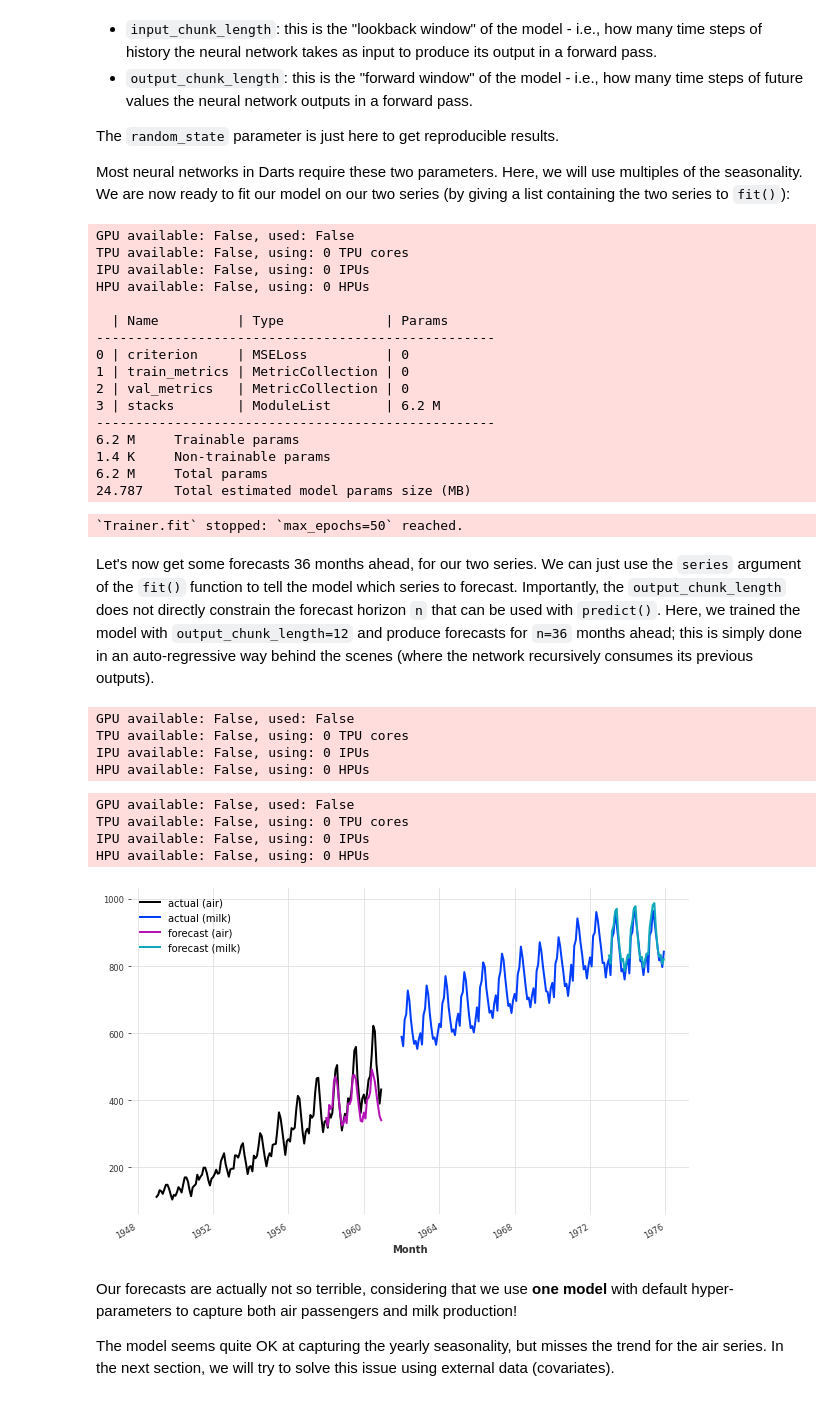
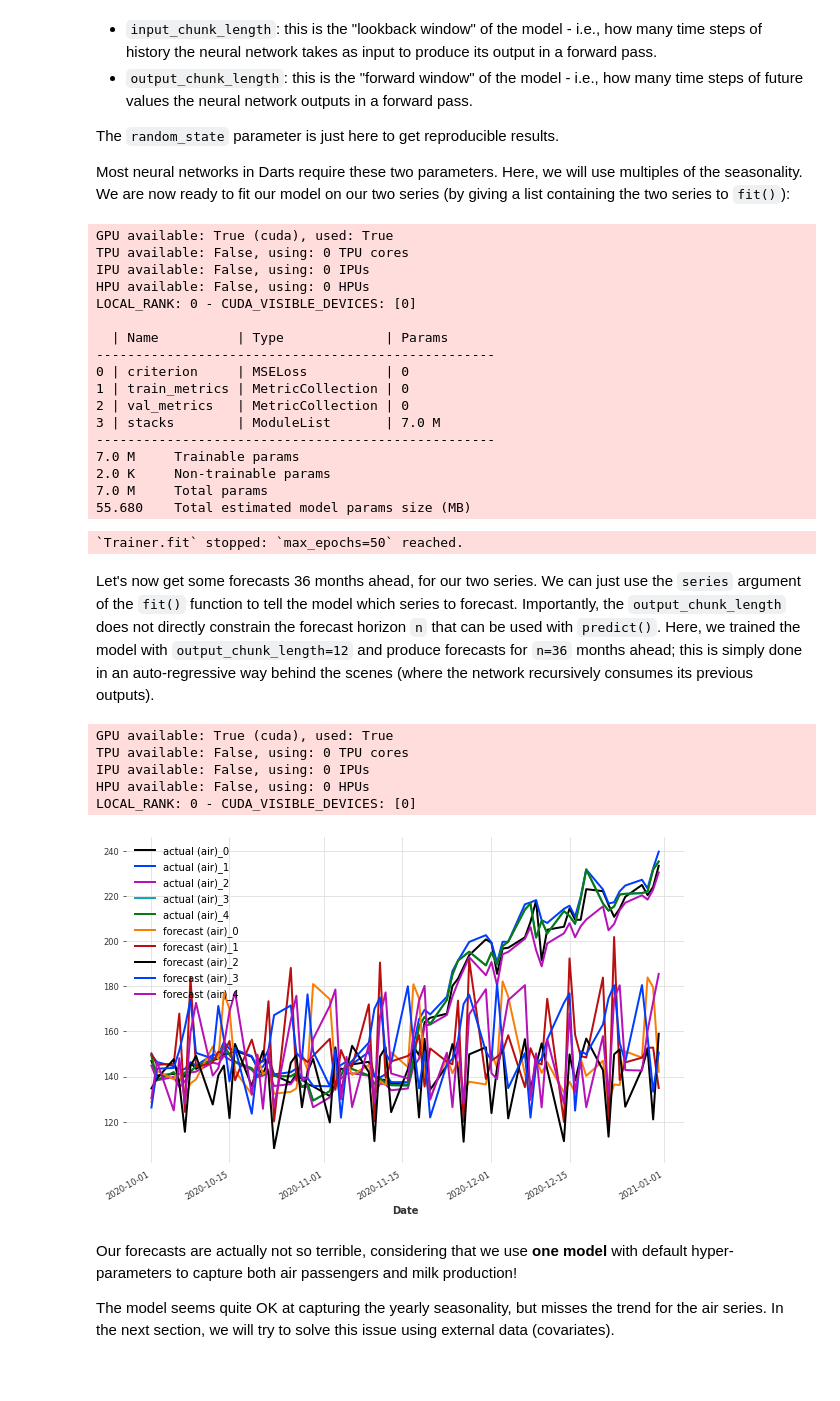
Before and after one commit to GregorySchwing/darts, a Jupyter notebook: examples/00-quickstart.ipynb, the cells around one changed output. Saved outputs shown, nothing was run; the diff lists cells and outputs as text; code cells hidden in the pictures; blank space fills up the shorter version.

```diff
--- a/examples/00-quickstart.ipynb
+++ b/examples/00-quickstart.ipynb
@@ -338,10 +306,0 @@ for theta in thetas:
-# %%
-best_theta_model = Theta(best_theta)
-best_theta_model.fit(train)
-pred_best_theta = best_theta_model.predict(len(val))
-
-print(
-    "The MAPE is: {:.2f}, with theta = {}.".format(
-        mape(val, pred_best_theta), best_theta
-    )
-)
@@ -485,8 +359,7 @@ First, let's scale these two series between 0 and 1, as that will benefit most M
 from darts.dataprocessing.transformers import Scaler
 
 scaler = Scaler()
-train_air_scaled, train_milk_scaled = scaler.fit_transform([train_air, train_milk])
+train_scaled = scaler.fit_transform(train)
 
-train_air_scaled.plot()
-train_milk_scaled.plot()
+train_scaled.plot()
 # %% [output]
@@ -506,51 +379,49 @@ Most neural networks in Darts require these two parameters. Here, we will use mu
 # %%
 from darts.models import NBEATSModel
 
-model = NBEATSModel(input_chunk_length=24, output_chunk_length=12, random_state=42)
+model = NBEATSModel(input_chunk_length=24, output_chunk_length=12, random_state=42, pl_trainer_kwargs={
+      "accelerator": "gpu",
+      "devices": [0]
+    },)
 
-model.fit([train_air_scaled, train_milk_scaled], epochs=50, verbose=True);
+model.fit(train_scaled, epochs=50, verbose=True);
 # %% [output]
-GPU available: False, used: False
+GPU available: True (cuda), used: True
 TPU available: False, using: 0 TPU cores
 IPU available: False, using: 0 IPUs
 HPU available: False, using: 0 HPUs
+LOCAL_RANK: 0 - CUDA_VISIBLE_DEVICES: [0]
 
   | Name          | Type             | Params
 ---------------------------------------------------
 0 | criterion     | MSELoss          | 0
 1 | train_metrics | MetricCollection | 0
 2 | val_metrics   | MetricCollection | 0
-3 | stacks        | ModuleList       | 6.2 M
+3 | stacks        | ModuleList       | 7.0 M
 ---------------------------------------------------
-6.2 M     Trainable params
-1.4 K     Non-trainable params
-6.2 M     Total params
-24.787    Total estimated model params size (MB)
+7.0 M     Trainable params
+2.0 K     Non-trainable params
+7.0 M     Total params
+55.680    Total estimated model params size (MB)
 `Trainer.fit` stopped: `max_epochs=50` reached.
 # %% [markdown]
 Let's now get some forecasts 36 months ahead, for our two series. We can just use the `series` argument of the `fit()` function to tell the model which series to forecast. Importantly, the `output_chunk_length` does not directly constrain the forecast horizon `n` that can be used with `predict()`. Here, we trained the model with `output_chunk_length=12` and produce forecasts for `n=36` months ahead; this is simply done in an auto-regressive way behind the scenes (where the network recursively consumes its previous outputs).
 # %%
-pred_air = model.predict(series=train_air_scaled, n=36)
-pred_milk = model.predict(series=train_milk_scaled, n=36)
+pred_scaled = model.predict(series=train_scaled, n=len(val))
 
 # scale back:
-pred_air, pred_milk = scaler.inverse_transform([pred_air, pred_milk])
+pred = scaler.inverse_transform(pred_scaled)
 
 plt.figure(figsize=(10, 6))
-series_air.plot(label="actual (air)")
-series_milk.plot(label="actual (milk)")
-pred_air.plot(label="forecast (air)")
-pred_milk.plot(label="forecast (milk)")
+val.plot(label="actual (air)")
+pred.plot(label="forecast (air)")
 # %% [output]
-GPU available: False, used: False
+GPU available: True (cuda), used: True
 TPU available: False, using: 0 TPU cores
 IPU available: False, using: 0 IPUs
 HPU available: False, using: 0 HPUs
+LOCAL_RANK: 0 - CUDA_VISIBLE_DEVICES: [0]
-GPU available: False, used: False
-TPU available: False, using: 0 TPU cores
-IPU available: False, using: 0 IPUs
-HPU available: False, using: 0 HPUs
-[figure, old version]
+[figure, new version]
 # %% [markdown]
 Our forecasts are actually not so terrible, considering that we use **one model** with default hyper-parameters to capture both air passengers and milk production!
 
```
Also changed, not shown: parts of 48 cells of this notebook.
